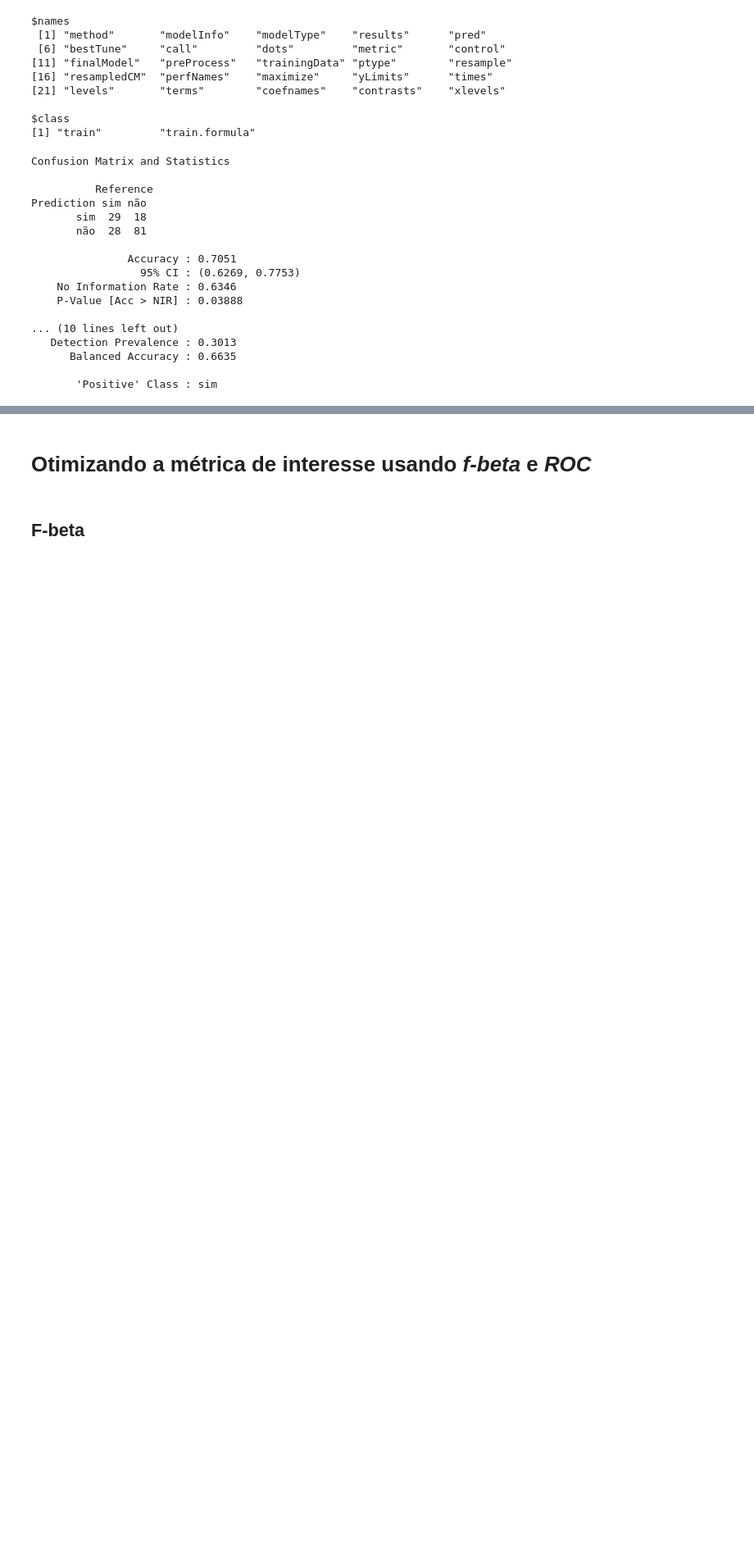
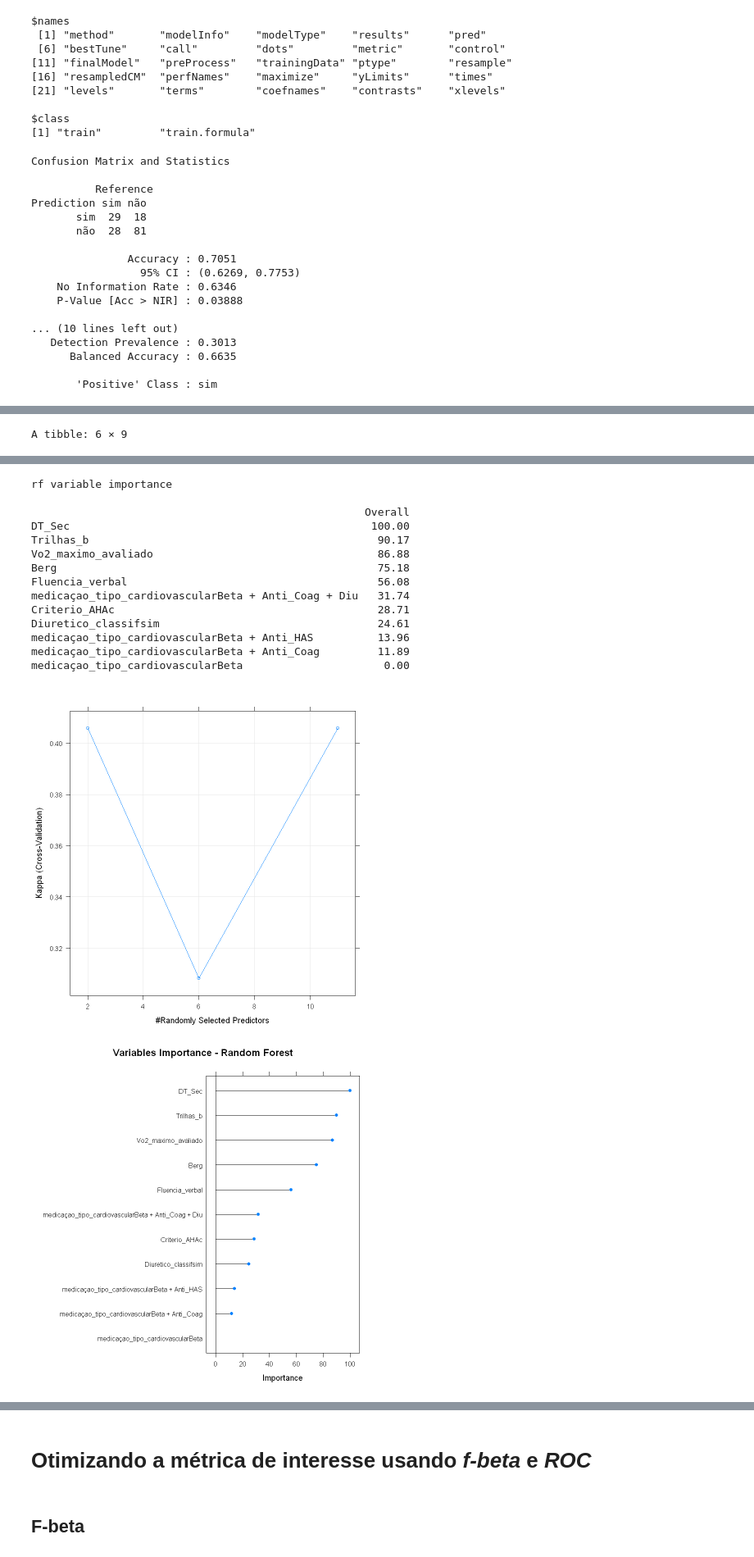
Before and after one commit to RenanBaltar/Analises_Heitor, a Jupyter notebook: Analise_Heitor_tese.ipynb, the cells around one changed output, grey strips where cells are left out. Shown: that part at 82% size. Saved outputs shown, nothing was run; the diff lists cells and outputs as text; code cells hidden in the pictures; blank space fills up the shorter version.

```diff
--- a/Analise_Heitor_tese.ipynb
+++ b/Analise_Heitor_tese.ipynb
@@ -752,0 +797,13 @@ Prediction sim não
+# %%
+BD_RF_rfe2<- BD2[,c("Caidor","Berg",
+                               "medicaçao_tipo_cardiovascular","Vo2_maximo_avaliado","Diuretico_classif","Fluencia_verbal","DT_Sec","Trilhas_b","Criterio_AHA")]
+head(BD_RF_rfe2)
+set.seed(4)
+RFmodel2=train(Caidor~.,data=BD_RF_rfe2,method='rf',metric=ifelse(is.factor(BD_RF_rfe2$Caidor),"Kappa","RMSE"),trControl=trainControl(method='cv',number=5,savePredictions=TRUE))
+RFmodel2
+plot(RFmodel2)
+RFmodel2$finalModel
+varImp(RFmodel2)
+plot(varImp(RFmodel2),main="Variables Importance - Random Forest")
+# %% [output]
+A tibble: 6 × 9
@@ -752,0 +847,16 @@ Prediction sim não
+rf variable importance
+
+                                                    Overall
+DT_Sec                                               100.00
+Trilhas_b                                             90.17
+Vo2_maximo_avaliado                                   86.88
+Berg                                                  75.18
+Fluencia_verbal                                       56.08
+medicaçao_tipo_cardiovascularBeta + Anti_Coag + Diu   31.74
+Criterio_AHAc                                         28.71
+Diuretico_classifsim                                  24.61
+medicaçao_tipo_cardiovascularBeta + Anti_HAS          13.96
+medicaçao_tipo_cardiovascularBeta + Anti_Coag         11.89
+medicaçao_tipo_cardiovascularBeta                      0.00
+[figure, added]
+[figure, added]
```
Also changed, not shown: parts of 23 cells of this notebook, 1 other file.
